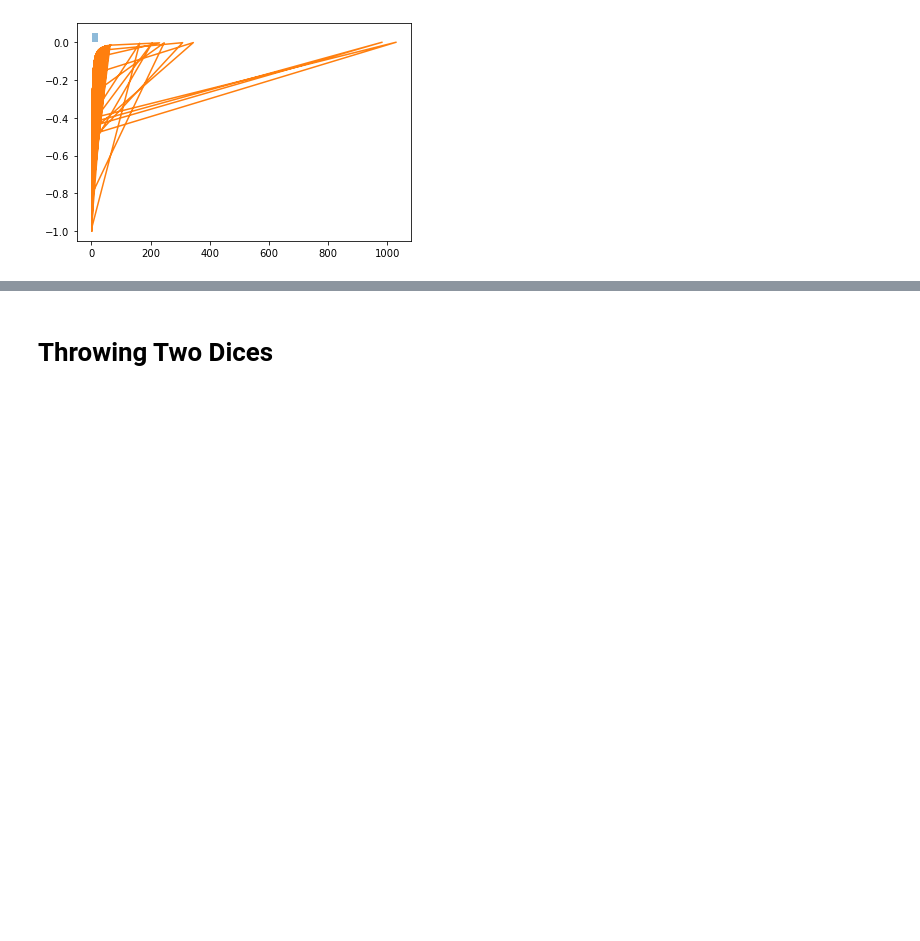
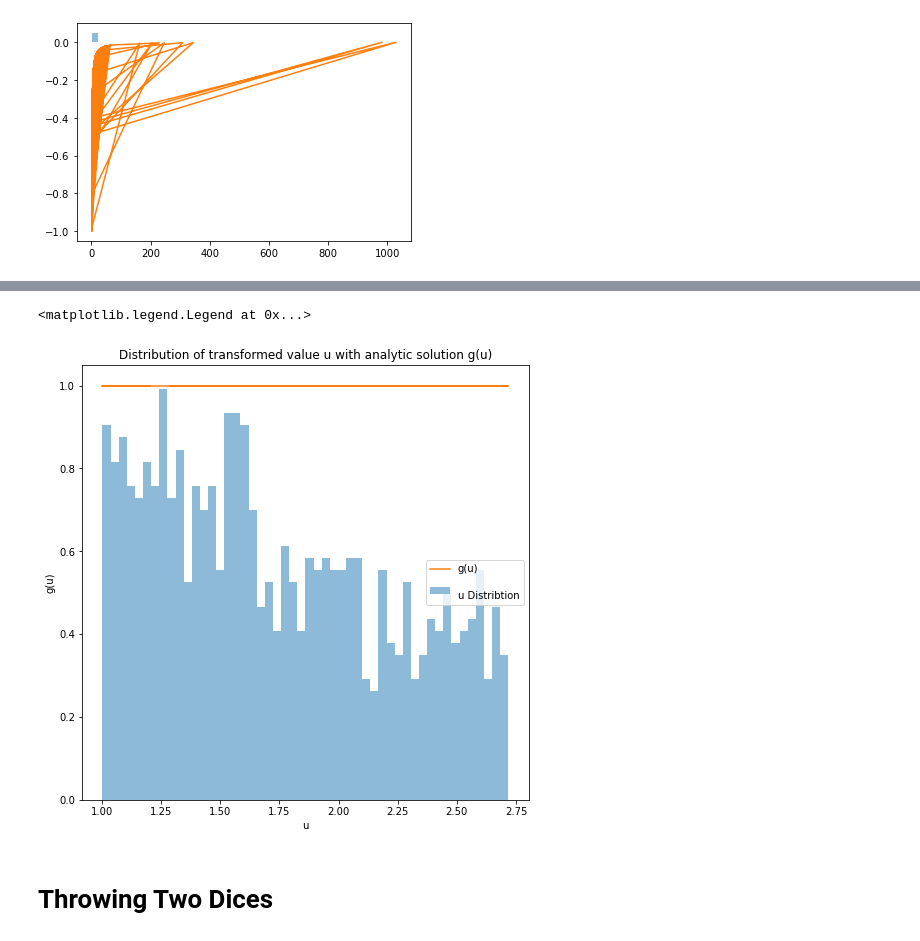
Before and after one commit to kmdao/Physics-434, a Jupyter notebook: Lab2.ipynb, the cells around one changed output, grey strips where cells are left out. Drawn from its saved outputs; the diff is of its cells as text; code cells hidden in the pictures; blank space fills up the shorter version.

```diff
--- a/Lab2.ipynb
+++ b/Lab2.ipynb
@@ -56,3 +91,20 @@ ax.plot(u, g)
+# %%
+x = uniform.rvs(size=1000)
+u = np.exp(x)
+
+g = u / u
+
+fig, ax = plt.subplots(1, 1, figsize=(8,8))
+plt.title("Distribution of transformed value u with analytic solution g(u)")
+plt.xlabel("u")
+plt.ylabel("g(u)")
+
+ax.hist(u, bins=50, density = True, alpha=0.5)
+ax.plot(u, g)
+ax.legend(["g(u)", '\nu Distribtion'])
+# %% [output]
+<matplotlib.legend.Legend at 0x...>
+[figure, added]
 # %% [markdown]
 # Throwing Two Dices
 # %% [markdown]
```
Also changed, not shown: parts of 6 cells of this notebook.
